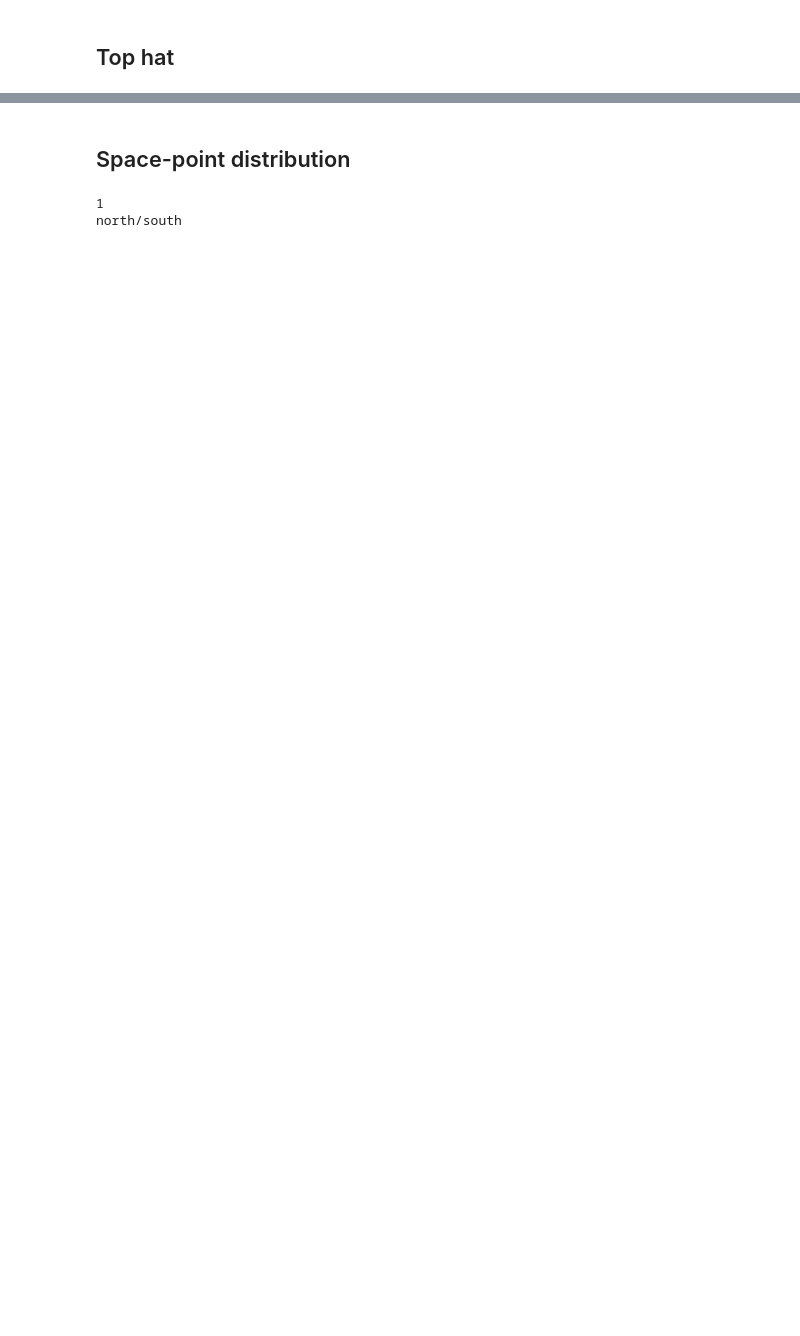
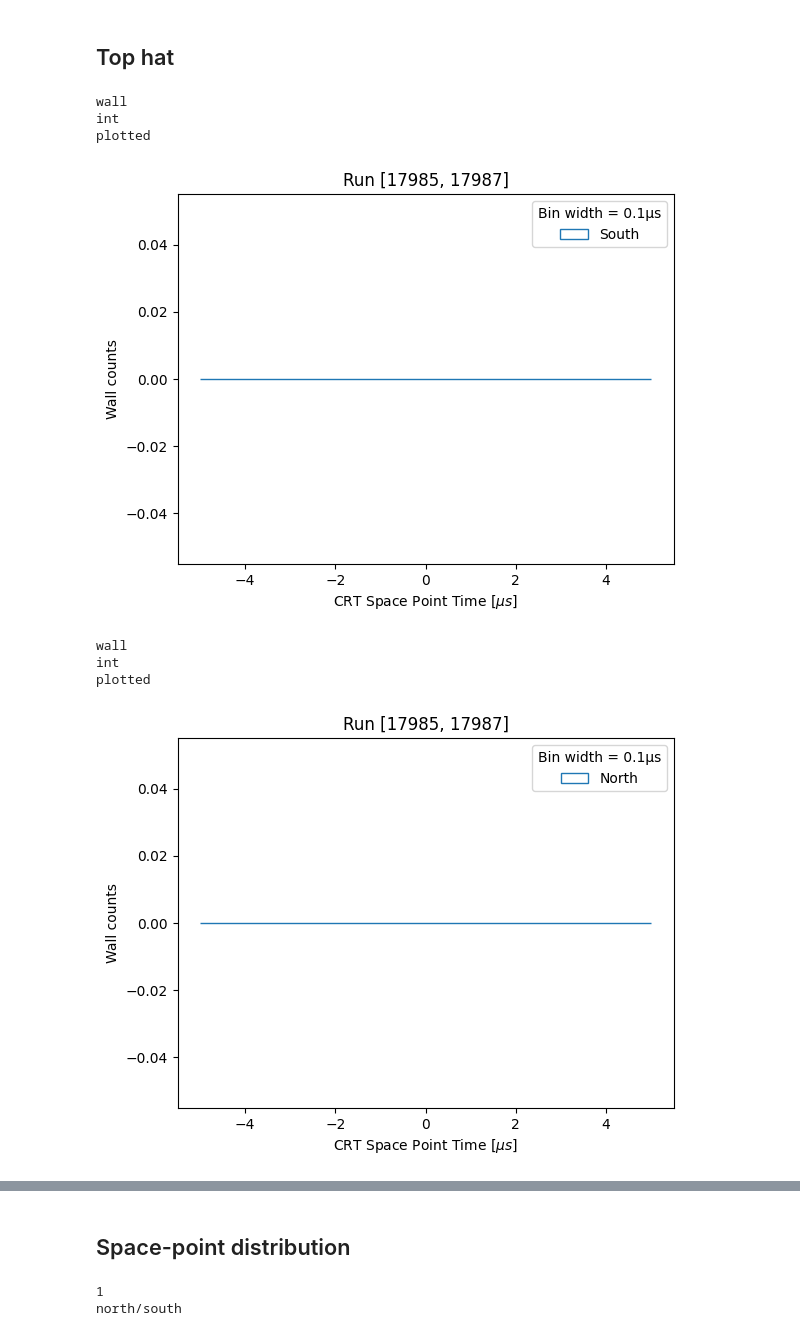
Before and after one commit to JoeBateman/crt_deadtime_validation, a Jupyter notebook: timing_plotting.ipynb, the cells around one changed output, grey strips where cells are left out. Cells and saved outputs as stored; diff of their text form; code cells hidden in the pictures; blank space fills up the shorter version.

```diff
--- a/timing_plotting.ipynb
+++ b/timing_plotting.ipynb
@@ -243,3 +246,15 @@ plot_flag_deadtime(ts0_etrig, {11: flag_11, 3: flag_3}, title=f"Run {list_of_run
 # %% [markdown]
 ## Top hat
+# %%
+plot_sp_time(ts0_rwm, wall, wall=1, title=f"Run {list_of_runs}", bins=100)
+plot_sp_time(ts0_rwm, wall, wall=2, title=f"Run {list_of_runs}", bins=100)
+# %% [output]
+wall
+int
+plotted
+[figure, added]
+wall
+int
+plotted
+[figure, added]
 # %%
```
Also changed, not shown: parts of 9 cells of this notebook.
